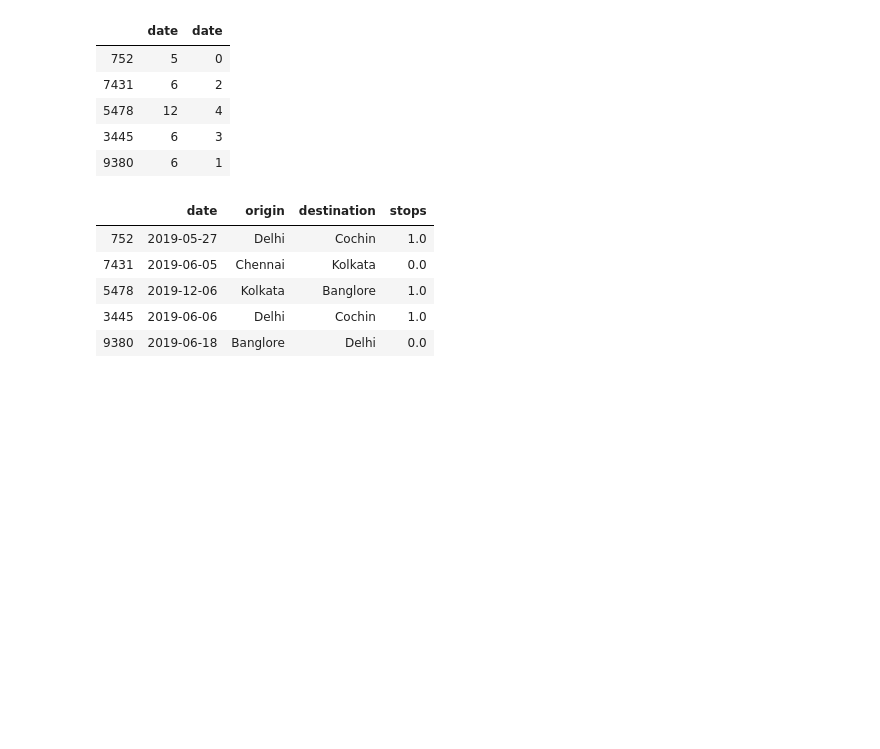
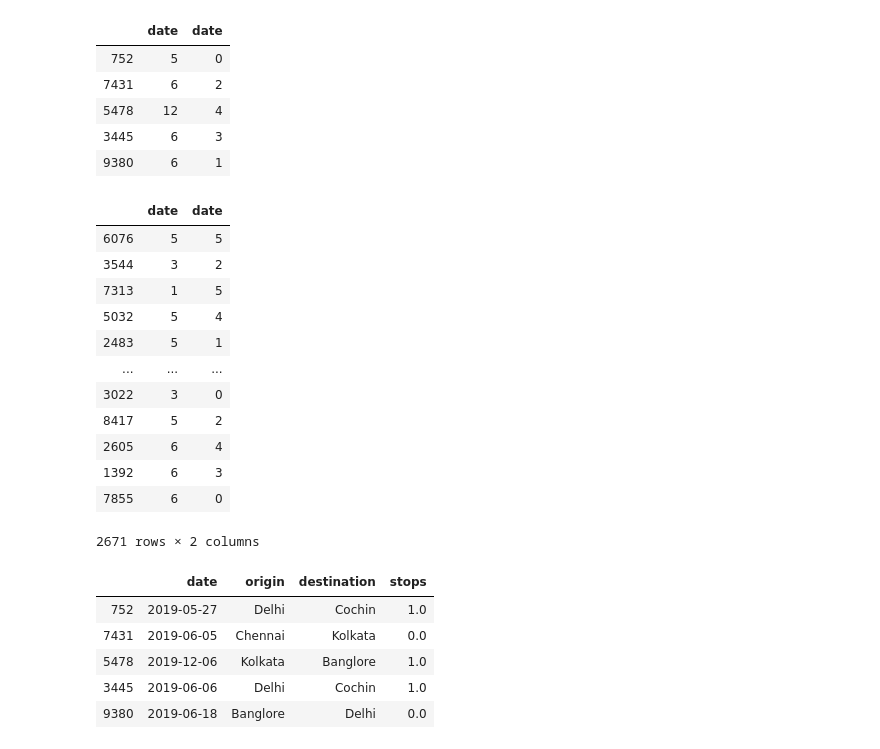
Before and after one commit to maxhumber/MVML, a Jupyter notebook: 01-model.ipynb, the cells around one changed output. Saved outputs shown, nothing was run; the diff lists cells and outputs as text; code cells hidden in the pictures; blank space fills up the shorter version.

```diff
--- a/01-model.ipynb
+++ b/01-model.ipynb
@@ -125,7 +150,9 @@ class DateEncoder:
         self.fit(X)
         return self.transform(X)
 # %%
-DateEncoder().fit_transform(X_train['date']).head()
+de = DateEncoder()
+
+de.fit_transform(X_train['date']).head()
 # %% [output]
 |  | date | date |
 | 752 | 5 | 0 |
@@ -133,6 +160,22 @@ DateEncoder().fit_transform(X_train['date']).head()
 | 5478 | 12 | 4 |
 | 3445 | 6 | 3 |
 | 9380 | 6 | 1 |
+# %%
+de.transform(X_test['date'])
+# %% [output]
+|  | date | date |
+| 6076 | 5 | 5 |
+| 3544 | 3 | 2 |
+| 7313 | 1 | 5 |
+| 5032 | 5 | 4 |
+| 2483 | 5 | 1 |
+| ... | ... | ... |
+| 3022 | 3 | 0 |
+| 8417 | 5 | 2 |
+| 2605 | 6 | 4 |
+| 1392 | 6 | 3 |
+| 7855 | 6 | 0 |
+2671 rows × 2 columns
 # %%
 from sklearn.preprocessing import LabelBinarizer
 from sklearn_pandas import DataFrameMapper
```
Also changed, not shown: parts of 8 cells of this notebook, 6 other files.
